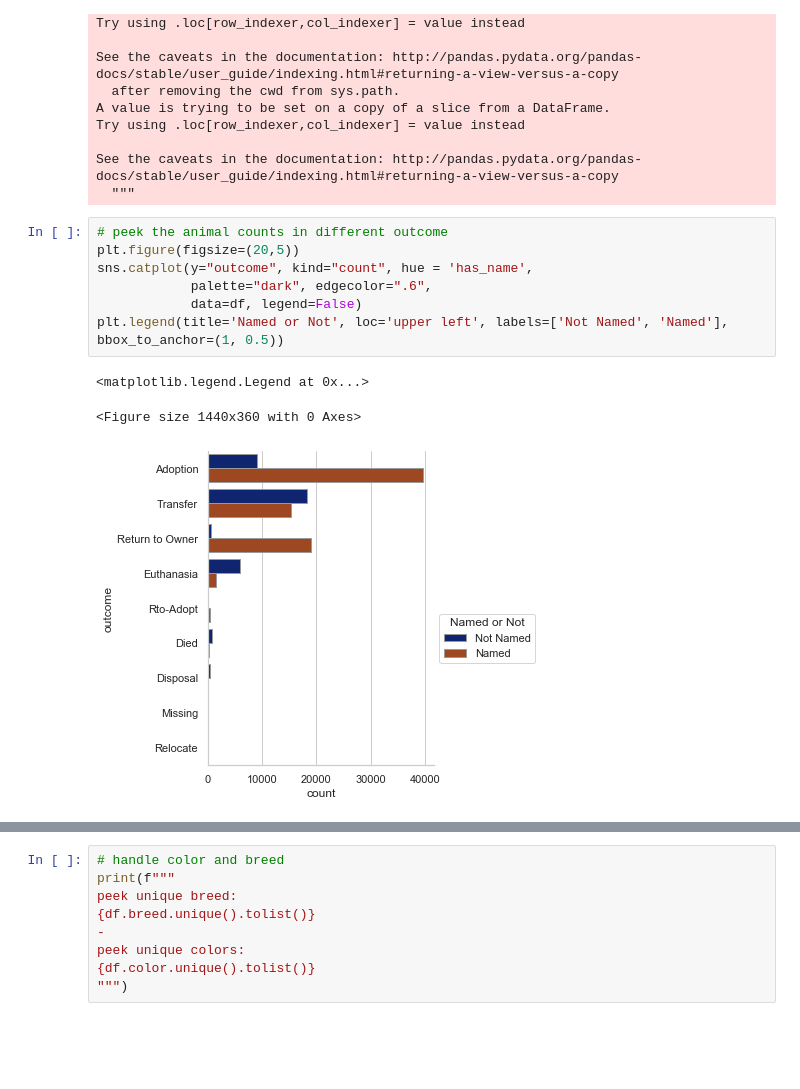
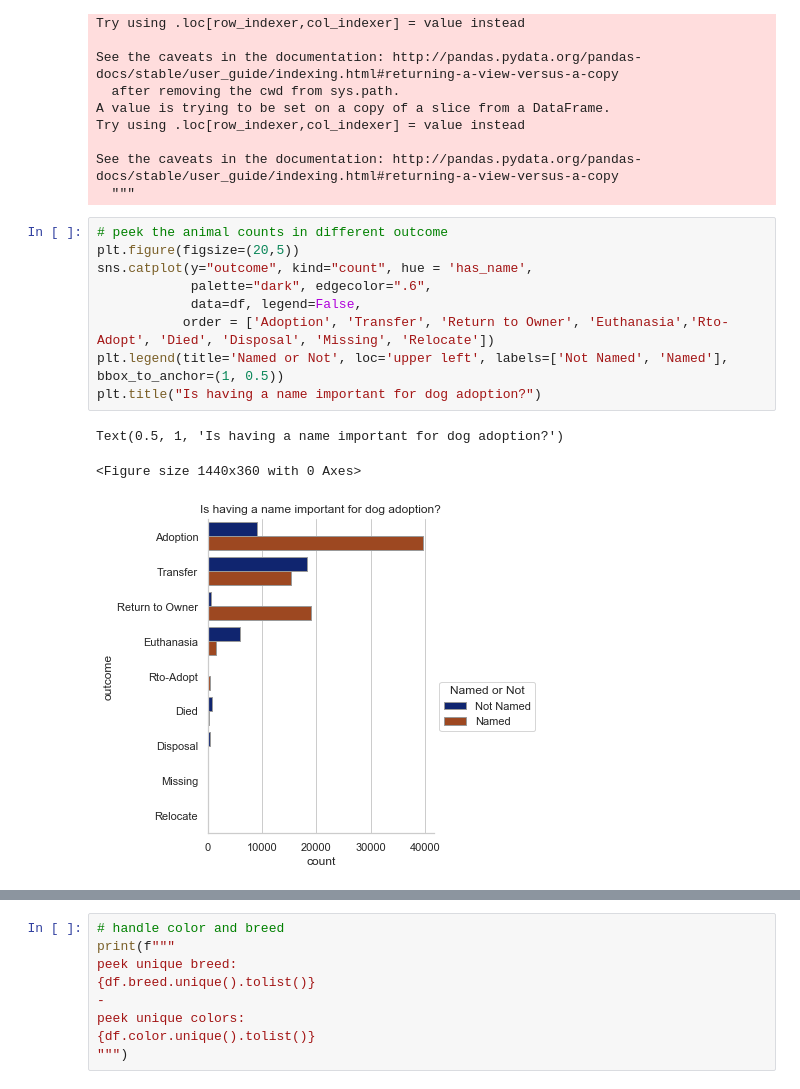
Before and after one commit to Jacqueline-A-Shay/Animal_Shelter, a Jupyter notebook: u.ipynb, the cells around one changed output, grey strips where cells are left out. Saved outputs shown, nothing was run; the diff lists cells and outputs as text; blank space fills up the shorter version.

Commit message:
age and name

```diff
--- a/u.ipynb
+++ b/u.ipynb
@@ -574,11 +593,13 @@ See the caveats in the documentation: http://pandas.pydata.org/pandas-docs/stabl
 # %%
 # peek the animal counts in different outcome
 plt.figure(figsize=(20,5))
 sns.catplot(y="outcome", kind="count", hue = 'has_name',
             palette="dark", edgecolor=".6",
-            data=df, legend=False)
+            data=df, legend=False,
+           order = ['Adoption', 'Transfer', 'Return to Owner', 'Euthanasia','Rto-Adopt', 'Died', 'Disposal', 'Missing', 'Relocate'])
 plt.legend(title='Named or Not', loc='upper left', labels=['Not Named', 'Named'], bbox_to_anchor=(1, 0.5))
+plt.title("Is having a name important for dog adoption?")
 # %% [output]
-<matplotlib.legend.Legend at 0x...>
+Text(0.5, 1, 'Is having a name important for dog adoption?')
 <Figure size 1440x360 with 0 Axes>
-[figure, old version]
+[figure, new version]
```
Also changed, not shown: parts of 7 cells of this notebook.
